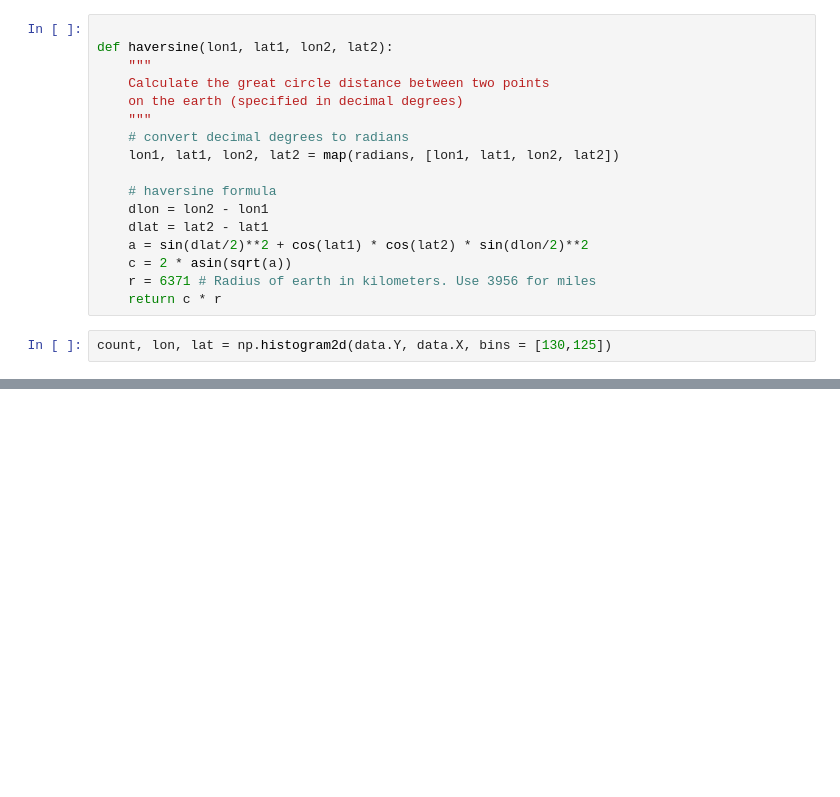
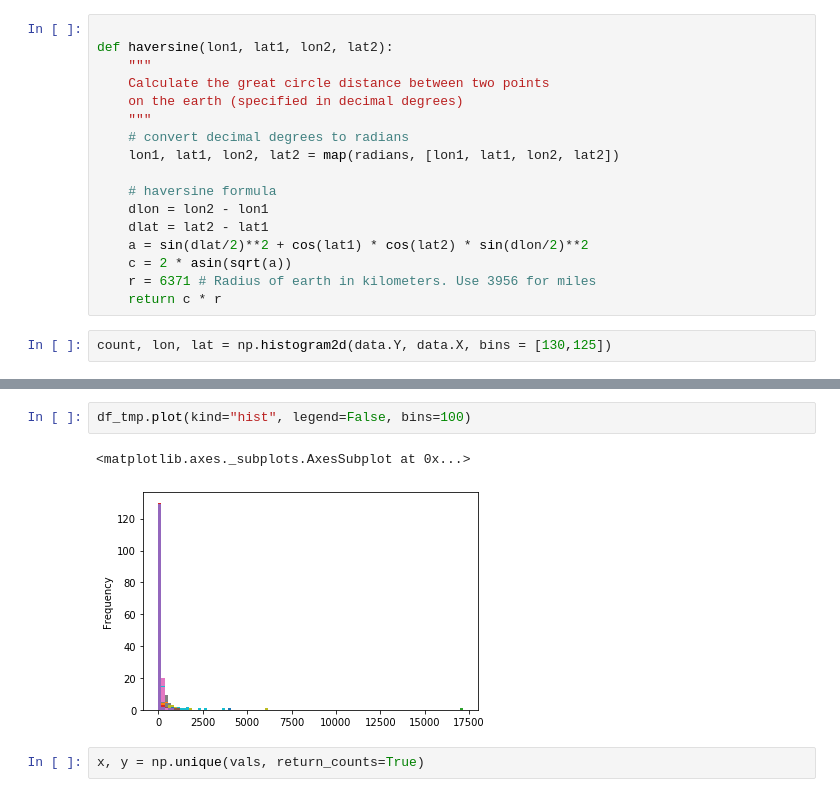
Before and after one commit to AlexAbades/social-data, a Jupyter notebook: s5/w5.ipynb, the cells around one changed output, grey strips where cells are left out. Saved outputs shown, nothing was run; the diff lists cells and outputs as text; blank space fills up the shorter version.

```diff
--- a/s5/w5.ipynb
+++ b/s5/w5.ipynb
@@ -103,0 +105,7 @@ df_tmp.plot(kind="hist", logx=True, logy=True, legend=False, bins=500)
+# %%
+df_tmp.plot(kind="hist", legend=False, bins=100)
+# %% [output]
+<matplotlib.axes._subplots.AxesSubplot at 0x...>
+[figure, added]
+# %%
+x, y = np.unique(vals, return_counts=True)
```
Also changed, not shown: parts of 9 cells of this notebook, 1 other file.
